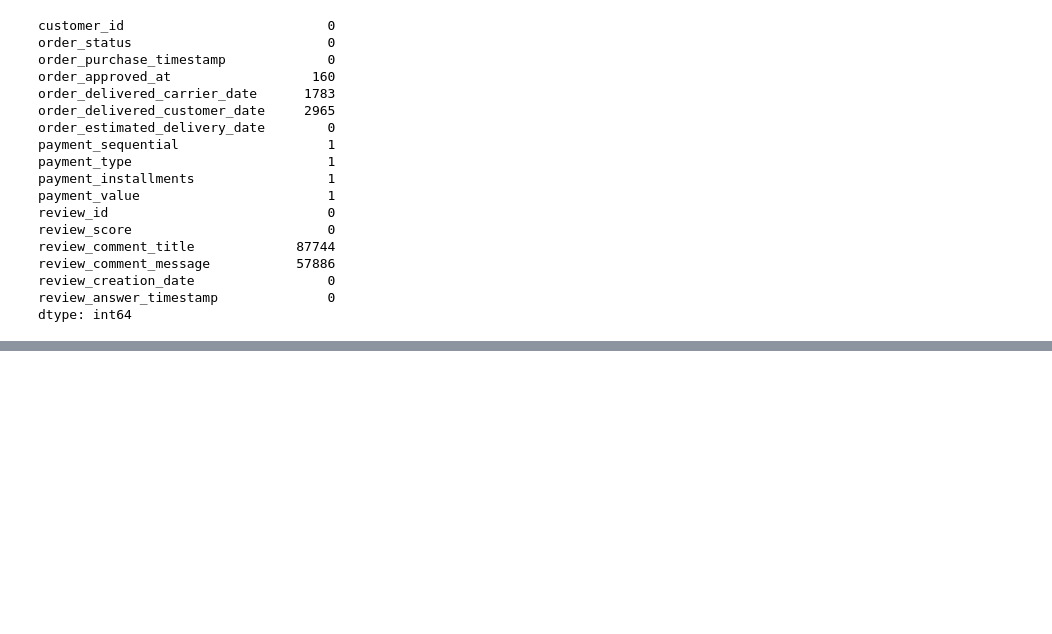
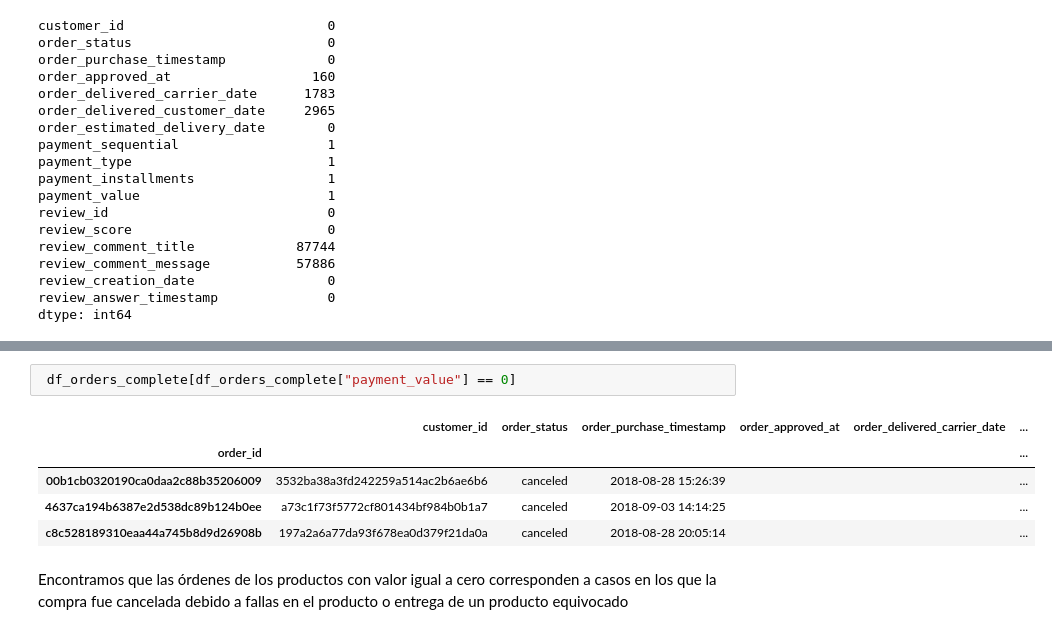
Before and after one commit to JoseEmmanuelGC/BEDU-Santander-Etapa-2, a Jupyter notebook: Modulo 2 - Procesamiento de datos con Python/Proyecto.ipynb, the cells around one changed output, grey strips where cells are left out. Cells and saved outputs as stored; diff of their text form; blank space fills up the shorter version.

```diff
--- a/Modulo 2 - Procesamiento de datos con Python/Proyecto.ipynb
+++ b/Modulo 2 - Procesamiento de datos con Python/Proyecto.ipynb
@@ -218,0 +398,10 @@ df_orders_complete.groupby(["payment_sequential"]).size().reset_index(name='coun
+# %%
+ df_orders_complete[df_orders_complete["payment_value"] == 0]
+# %% [output]
+|  | customer_id | order_status | order_purchase_timestamp | order_approved_at | order_delivered_carrier_date | ... |
+| order_id |  |  |  |  |  | ... |
+| 00b1cb0320190ca0daa2c88b35206009 | 3532ba38a3fd242259a514ac2b6ae6b6 | canceled | 2018-08-28 15:26:39 |  |  | ... |
+| 4637ca194b6387e2d538dc89b124b0ee | a73c1f73f5772cf801434bf984b0b1a7 | canceled | 2018-09-03 14:14:25 |  |  | ... |
+| c8c528189310eaa44a745b8d9d26908b | 197a2a6a77da93f678ea0d379f21da0a | canceled | 2018-08-28 20:05:14 |  |  | ... |
+# %% [markdown]
+Encontramos que las órdenes de los productos con valor igual a cero corresponden a casos en los que la compra fue cancelada debido a fallas en el producto o entrega de un producto equivocado
```
Also changed, not shown: parts of 33 cells of this notebook.
